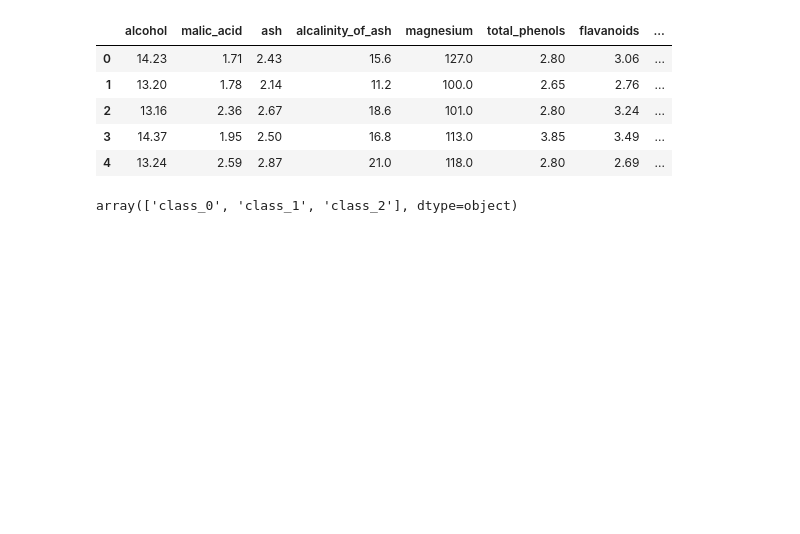
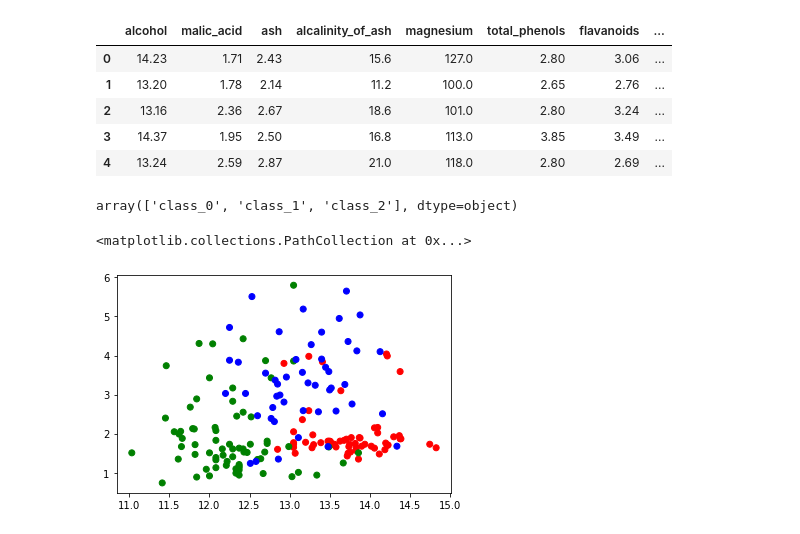
Before and after one commit to UIIf/Study, a Jupyter notebook: ML/firstTask.ipynb, the cells around one changed output. Cells and saved outputs as stored; diff of their text form; code cells hidden in the pictures; blank space fills up the shorter version.

```diff
--- a/ML/firstTask.ipynb
+++ b/ML/firstTask.ipynb
@@ -168,6 +171,7 @@ wine_data = load_wine()
 
 wine_df = pd.DataFrame.from_records(wine_data['data'], columns = wine_data['feature_names'])
 wine_df['target'] = wine_data['target_names'][wine_data['target']]
+wine_df['color'] = wine_df['target'].apply(lambda x: {'class_0':'r', 'class_1':'g', 'class_2':'b'}[x])
 # %%
 wine_df.info()
 # %% [output]
@@ -201,3 +205,8 @@ wine_df.head()
 wine_df['target'].unique()
 # %% [output]
 array(['class_0', 'class_1', 'class_2'], dtype=object)
+# %%
+plt.scatter(wine_df['alcohol'], wine_df['malic_acid'], c = wine_df['color'])
+# %% [output]
+<matplotlib.collections.PathCollection at 0x...>
+[figure, added]
```
Also changed, not shown: parts of 4 cells of this notebook, 3 other files.
